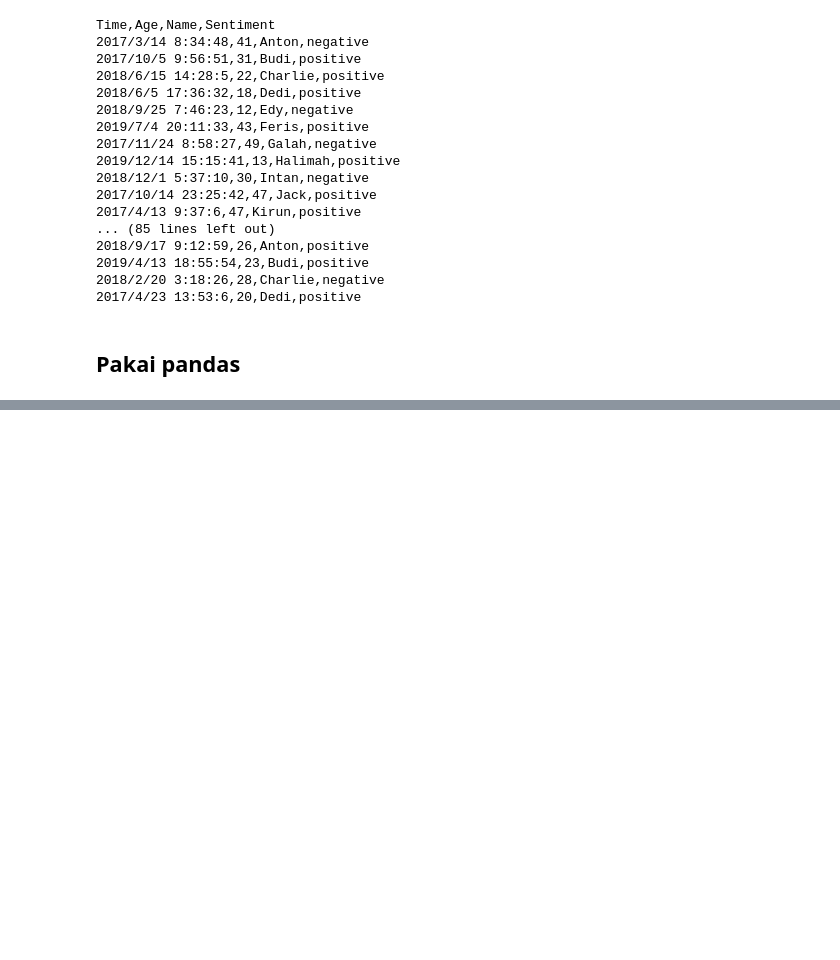
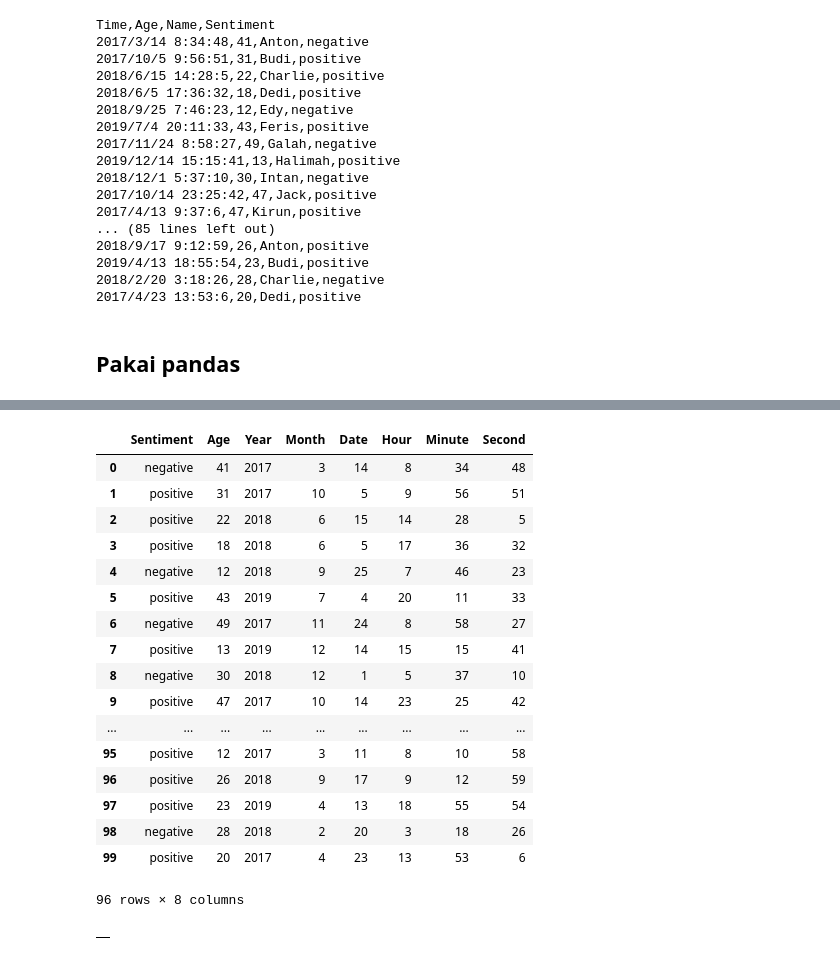
Before and after one commit to goFrendiAsgard/kuliah-2.0, a Jupyter notebook: slides/baca-data-dari-csv.ipynb, the cells around one changed output, grey strips where cells are left out. Saved outputs shown, nothing was run; the diff lists cells and outputs as text; code cells hidden in the pictures; blank space fills up the shorter version.

```diff
--- a/slides/baca-data-dari-csv.ipynb
+++ b/slides/baca-data-dari-csv.ipynb
@@ -111,0 +175,26 @@ df
+# %%
+df = df[['Sentiment', 'Age', 'Year', 'Month', 'Date', 'Hour', 'Minute', 'Second']]
+df
+# %% [output]
+|  | Sentiment | Age | Year | Month | Date | Hour | Minute | Second |
+| 0 | negative | 41 | 2017 | 3 | 14 | 8 | 34 | 48 |
+| 1 | positive | 31 | 2017 | 10 | 5 | 9 | 56 | 51 |
+| 2 | positive | 22 | 2018 | 6 | 15 | 14 | 28 | 5 |
+| 3 | positive | 18 | 2018 | 6 | 5 | 17 | 36 | 32 |
+| 4 | negative | 12 | 2018 | 9 | 25 | 7 | 46 | 23 |
+| 5 | positive | 43 | 2019 | 7 | 4 | 20 | 11 | 33 |
+| 6 | negative | 49 | 2017 | 11 | 24 | 8 | 58 | 27 |
+| 7 | positive | 13 | 2019 | 12 | 14 | 15 | 15 | 41 |
+| 8 | negative | 30 | 2018 | 12 | 1 | 5 | 37 | 10 |
+| 9 | positive | 47 | 2017 | 10 | 14 | 23 | 25 | 42 |
+| ... | ... | ... | ... | ... | ... | ... | ... | ... |
+| 95 | positive | 12 | 2017 | 3 | 11 | 8 | 10 | 58 |
+| 96 | positive | 26 | 2018 | 9 | 17 | 9 | 12 | 59 |
+| 97 | positive | 23 | 2019 | 4 | 13 | 18 | 55 | 54 |
+| 98 | negative | 28 | 2018 | 2 | 20 | 3 | 18 | 26 |
+| 99 | positive | 20 | 2017 | 4 | 23 | 13 | 53 | 6 |
+96 rows × 8 columns
+# %%
+df.corr()
+# %% [output]
+|  |
```
Also changed, not shown: parts of 10 cells of this notebook, 1 other file.
